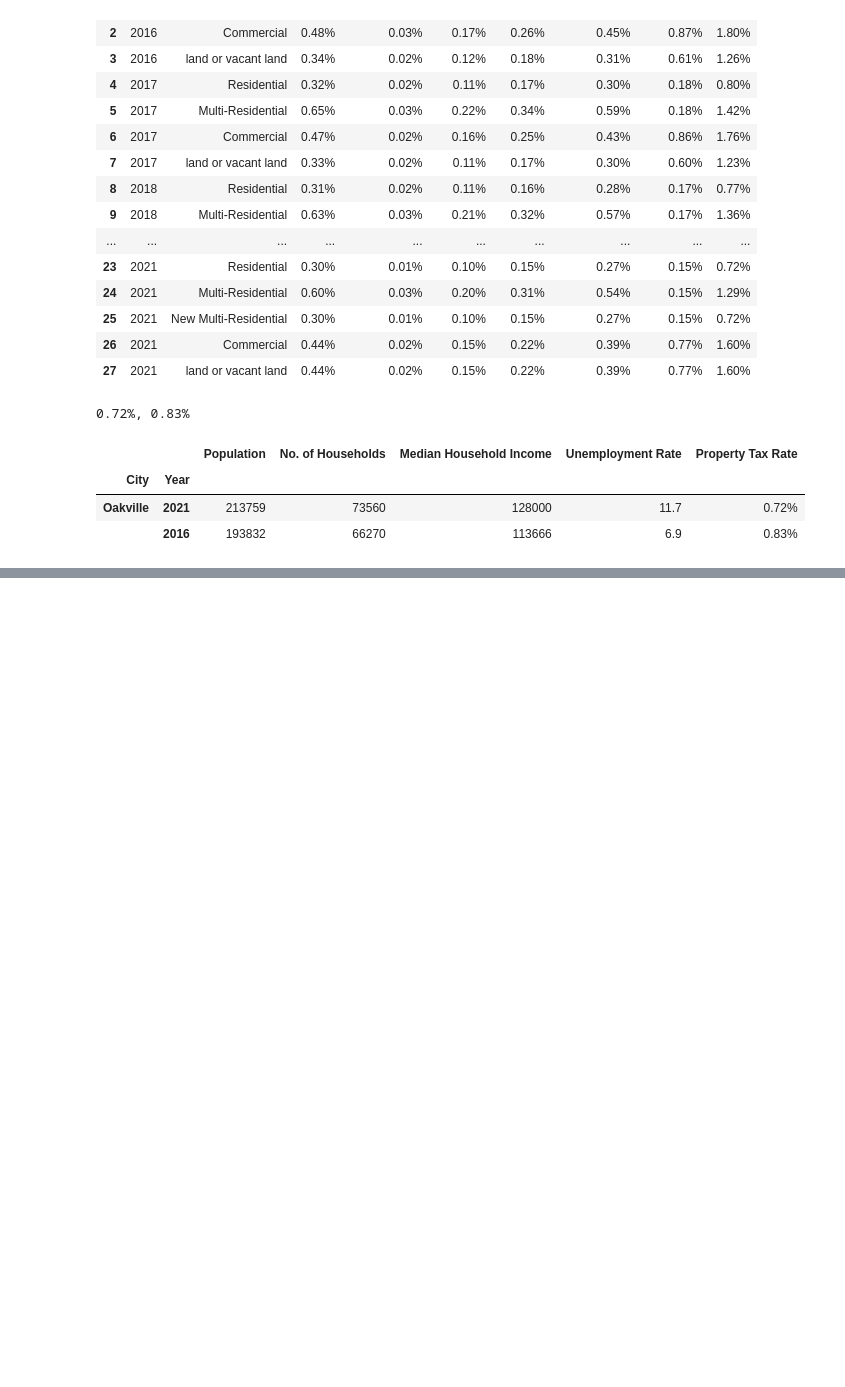
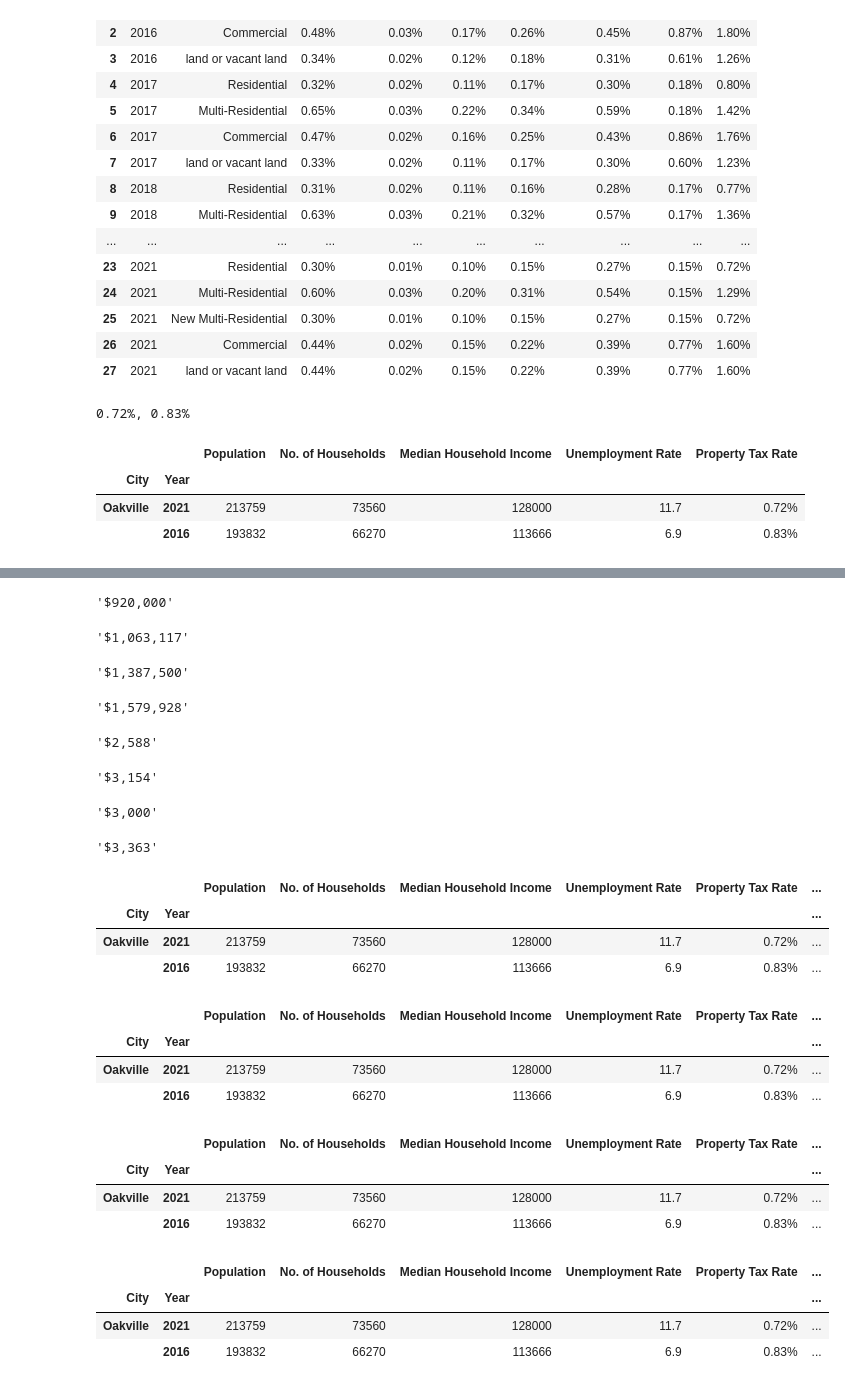
Before and after one commit to MaisieDeGraaf/oakville-housing-analysis, a Jupyter notebook: Code-Pooja/Housing.ipynb, the cells around one changed output, grey strips where cells are left out. Drawn from its saved outputs; the diff is of its cells as text; code cells hidden in the pictures; blank space fills up the shorter version.

```diff
--- a/Code-Pooja/Housing.ipynb
+++ b/Code-Pooja/Housing.ipynb
@@ -162,0 +189,7 @@ Oakville_df
+# %%
+#Avg Sale Price
+file2 = Path("Resources/Oakville_Avg_Sale_Price.csv")
+
+#Read the csv file
+avg_sale_price = pd.read_csv(file2, encoding = "ISO-8859-1")
+avg_sale_price
@@ -162,0 +240,72 @@ Oakville_df
+# %%
+med_sale_2016 = median_sale_price.iloc[0]['Median Sale Price']
+med_sale_2016
+# %% [output]
+'$920,000'
+# %%
+avg_sale_2016 = avg_sale_price.iloc[0]['Average Sale Price']
+avg_sale_2016
+# %% [output]
+'$1,063,117'
+# %%
+med_sale_2021 = median_sale_price.iloc[5]['Median Sale Price']
+med_sale_2021
+# %% [output]
+'$1,387,500'
+# %%
+avg_sale_2021 = avg_sale_price.iloc[5]['Average Sale Price']
+avg_sale_2021
+# %% [output]
+'$1,579,928'
+# %%
+med_rental_2016 = median_rent_price.iloc[0]['Median Rental Price']
+med_rental_2016
+# %% [output]
+'$2,588'
+# %%
+avg_rental_2016 = avg_rent_price.iloc[0]['Average Rental Price']
+avg_rental_2016
+# %% [output]
+'$3,154'
+# %%
+med_rental_2021 = median_rent_price.iloc[5]['Median Rental Price']
+med_rental_2021
+# %% [output]
+'$3,000'
+# %%
+avg_rental_2021 = avg_rent_price.iloc[5]['Average Rental Price']
+avg_rental_2021
+# %% [output]
+'$3,363'
+# %%
+Oakville_df["Average Sale Price"] = [avg_sale_2021, avg_sale_2016]
+Oakville_df
+# %% [output]
+|  |  | Population | No. of Households | Median Household Income | Unemployment Rate | Property Tax Rate | ... |
+| City | Year |  |  |  |  |  | ... |
+| Oakville | 2021 | 213759 | 73560 | 128000 | 11.7 | 0.72% | ... |
+|  | 2016 | 193832 | 66270 | 113666 | 6.9 | 0.83% | ... |
+# %%
+Oakville_df["Median Sale Price"] = [med_sale_2021, med_sale_2016]
+Oakville_df
+# %% [output]
+|  |  | Population | No. of Households | Median Household Income | Unemployment Rate | Property Tax Rate | ... |
+| City | Year |  |  |  |  |  | ... |
+| Oakville | 2021 | 213759 | 73560 | 128000 | 11.7 | 0.72% | ... |
+|  | 2016 | 193832 | 66270 | 113666 | 6.9 | 0.83% | ... |
+# %%
+Oakville_df["Average Rental Price"] = [avg_rental_2021, avg_rental_2016]
+Oakville_df
+# %% [output]
+|  |  | Population | No. of Households | Median Household Income | Unemployment Rate | Property Tax Rate | ... |
+| City | Year |  |  |  |  |  | ... |
+| Oakville | 2021 | 213759 | 73560 | 128000 | 11.7 | 0.72% | ... |
+|  | 2016 | 193832 | 66270 | 113666 | 6.9 | 0.83% | ... |
+# %%
+Oakville_df["Median Rental Price"] = [med_rental_2021, med_rental_2016]
+Oakville_df
+# %% [output]
+|  |  | Population | No. of Households | Median Household Income | Unemployment Rate | Property Tax Rate | ... |
+| City | Year |  |  |  |  |  | ... |
+| Oakville | 2021 | 213759 | 73560 | 128000 | 11.7 | 0.72% | ... |
+|  | 2016 | 193832 | 66270 | 113666 | 6.9 | 0.83% | ... |
```
Also changed, not shown: parts of 8 cells of this notebook, 4 other files.
